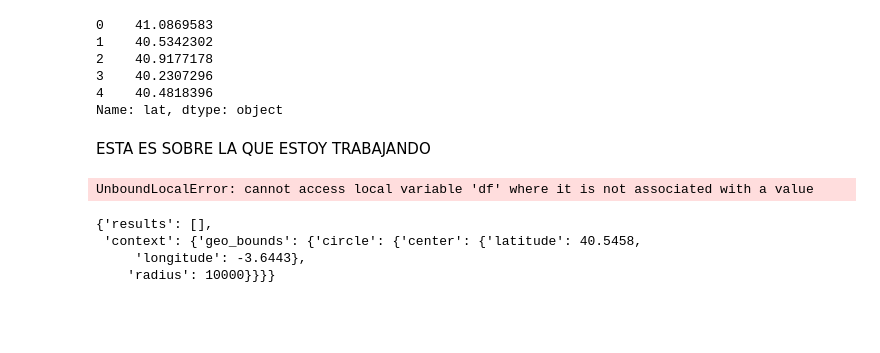
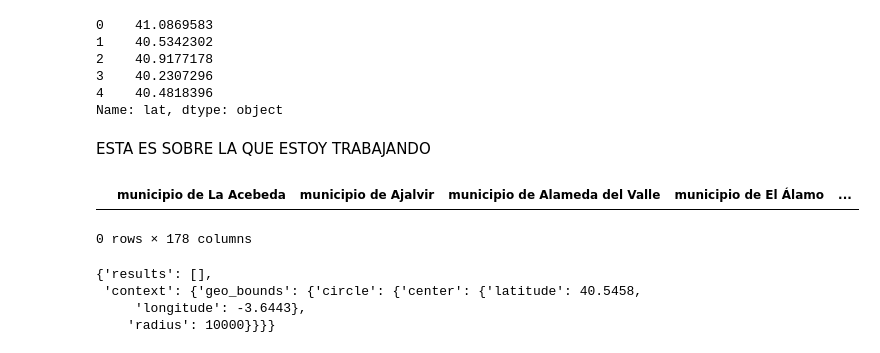
Before and after one commit to jgilsu11/laboratorio-modulo3-leccion01-APIs, a Jupyter notebook: laboratorio-modulo3-leccion01-APIs.ipynb, the cells around one changed output. Drawn from its saved outputs; the diff is of its cells as text; code cells hidden in the pictures; blank space fills up the shorter version.

```diff
--- a/laboratorio-modulo3-leccion01-APIs.ipynb
+++ b/laboratorio-modulo3-leccion01-APIs.ipynb
@@ -190,28 +189,31 @@ Name: lat, dtype: object
 # %% [markdown]
 ESTA ES SOBRE LA QUE ESTOY TRABAJANDO
 # %%
-df=pd.DataFrame()
+
 def buscar_categoria(cod_categoria,radio):
+        df=pd.DataFrame()
         df_municipios= convertir_df(lista_municipios)
-        for i in range(0, len(df_municipios)+1):
+        for i in range(0, len(df_municipios)-1):   #Aqui igual tengo q meter len de la lista no del data frame
             lat= df_municipios["lat"][i]
-            lon= df_municipios["lon"][i]
+            lon= df_municipios["lon"][i]  #me cogen los valores de las filas ejemplo si 0 pues el primer valor de latitud, de longitud y nombre (q son object)
+            municipio= df_municipios["name"][i]
             urlh = f"https://api.foursquare.com/v3/places/search?query={cod_categoria}&radius={radio}&ll{lat}2%C{lon}"
-            municipio= df_municipios["name"][i]
+
 
             headers = {
             "accept": "application/json",
             "Authorization": key
             }
             responseh = requests.get(urlh, headers=headers)
-            responseh= responseh.json()
-            # df_mun= pd.DataFrame(responseh, columns=f"municipio de {municipio}")
-            df=pd.concat([df, responseh], axis=1)
+            responseh= responseh.json()   #Esto creo que me da una lista
+            df_mun= pd.DataFrame(responseh, columns=[f"municipio de {municipio}"])
+            df=pd.concat([df, df_mun], axis=0)   #esta axis no sé si es 0 o 1
         return df
 
 buscar_categoria(15013,10000)
 # %% [output]
+|  | municipio de La Acebeda | municipio de Ajalvir | municipio de Alameda del Valle | municipio de El Álamo | ... |
-UnboundLocalError: cannot access local variable 'df' where it is not associated with a value
+0 rows × 178 columns
 # %%
 #Búsqueda de hospitales 15013
 
```
Also changed, not shown: parts of 4 cells of this notebook.
